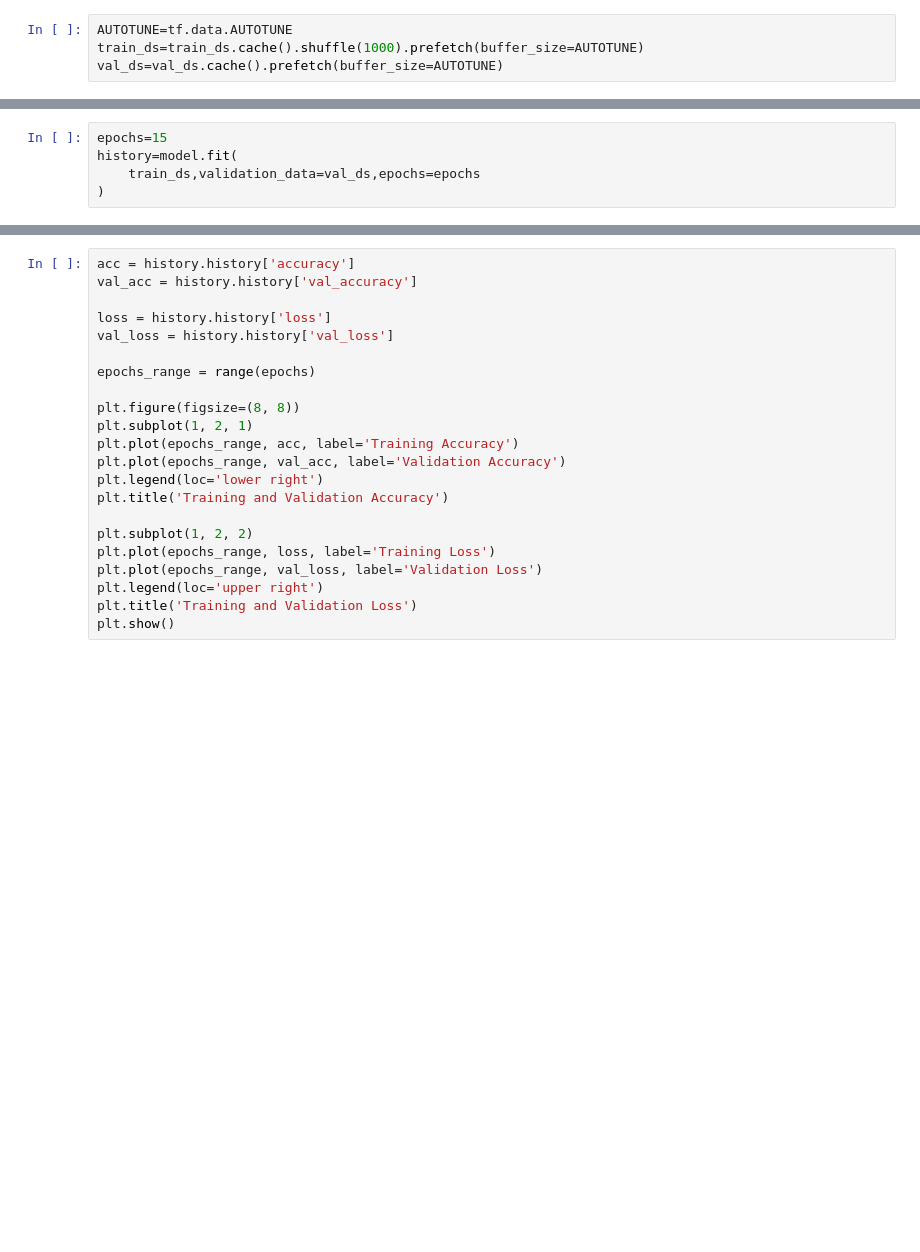
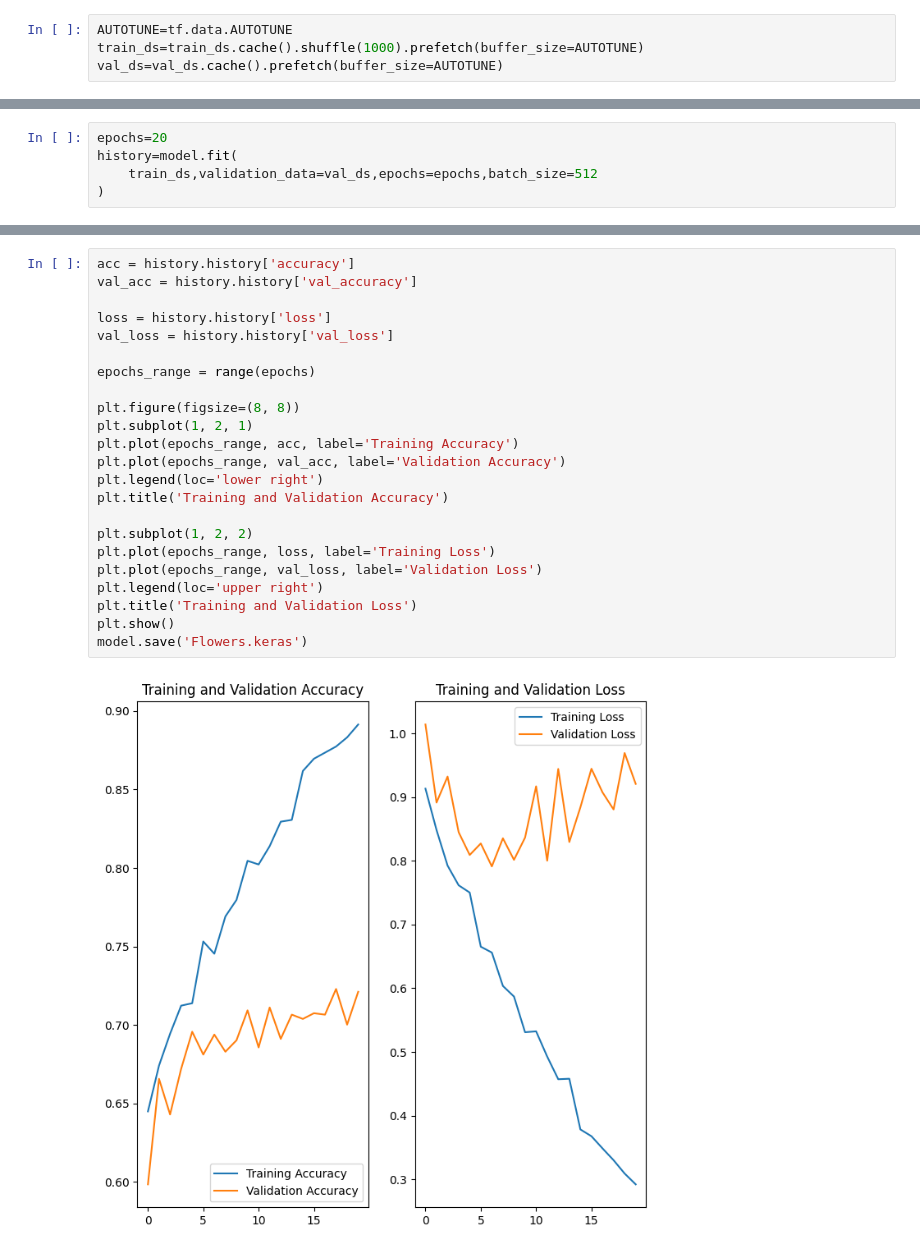
Before and after one commit to 111deepak111/Image-NN, a Jupyter notebook: imageClass.ipynb, the cells around one changed output, grey strips where cells are left out. Drawn from its saved outputs; the diff is of its cells as text; blank space fills up the shorter version.

```diff
--- a/imageClass.ipynb
+++ b/imageClass.ipynb
@@ -236,8 +187,8 @@ Trainable params: 3,989,285
 Non-trainable params: 0
 _________________________________________________________________
 # %%
-epochs=15
+epochs=20
 history=model.fit(
-    train_ds,validation_data=val_ds,epochs=epochs
+    train_ds,validation_data=val_ds,epochs=epochs,batch_size=512
 )
 # %% [output]
@@ -261,25 +212,28 @@ Epoch 15/15
 # %%
 acc = history.history['accuracy']
 val_acc = history.history['val_accuracy']
 
 loss = history.history['loss']
 val_loss = history.history['val_loss']
 
 epochs_range = range(epochs)
 
 plt.figure(figsize=(8, 8))
 plt.subplot(1, 2, 1)
 plt.plot(epochs_range, acc, label='Training Accuracy')
 plt.plot(epochs_range, val_acc, label='Validation Accuracy')
 plt.legend(loc='lower right')
 plt.title('Training and Validation Accuracy')
 
 plt.subplot(1, 2, 2)
 plt.plot(epochs_range, loss, label='Training Loss')
 plt.plot(epochs_range, val_loss, label='Validation Loss')
 plt.legend(loc='upper right')
 plt.title('Training and Validation Loss')
 plt.show()
+model.save('Flowers.keras')
+# %% [output]
+[figure, added]
 # %%
 sunflower_url = "https://storage.googleapis.com/download.tensorflow.org/example_images/592px-Red_sunflower.jpg"
 sunflower_path = tf.keras.utils.get_file('Red_sunflower', origin=sunflower_url)
```
Also changed, not shown: parts of 13 cells of this notebook, 1 other file.
